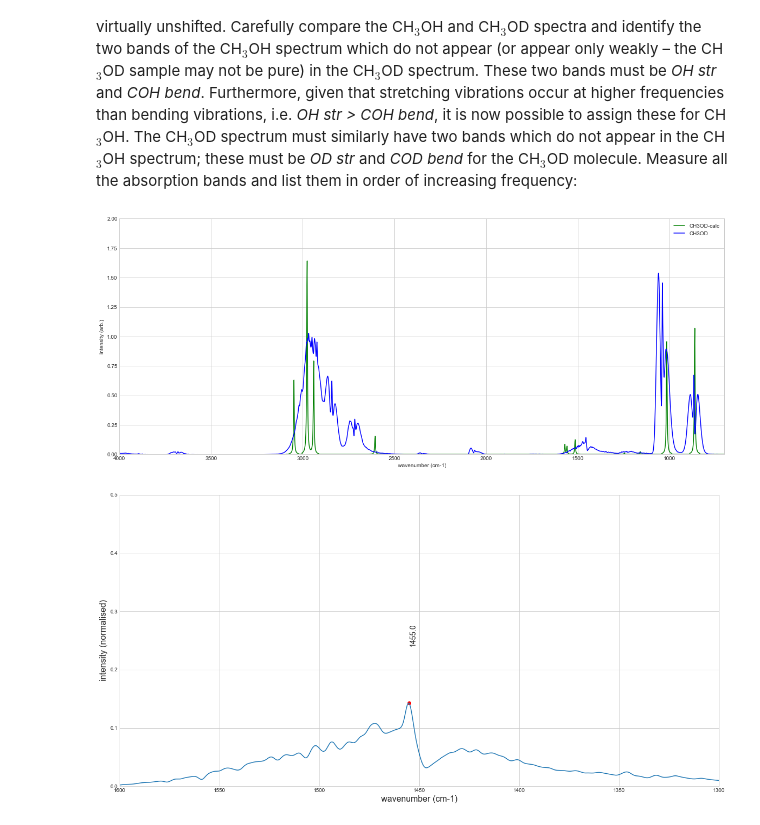
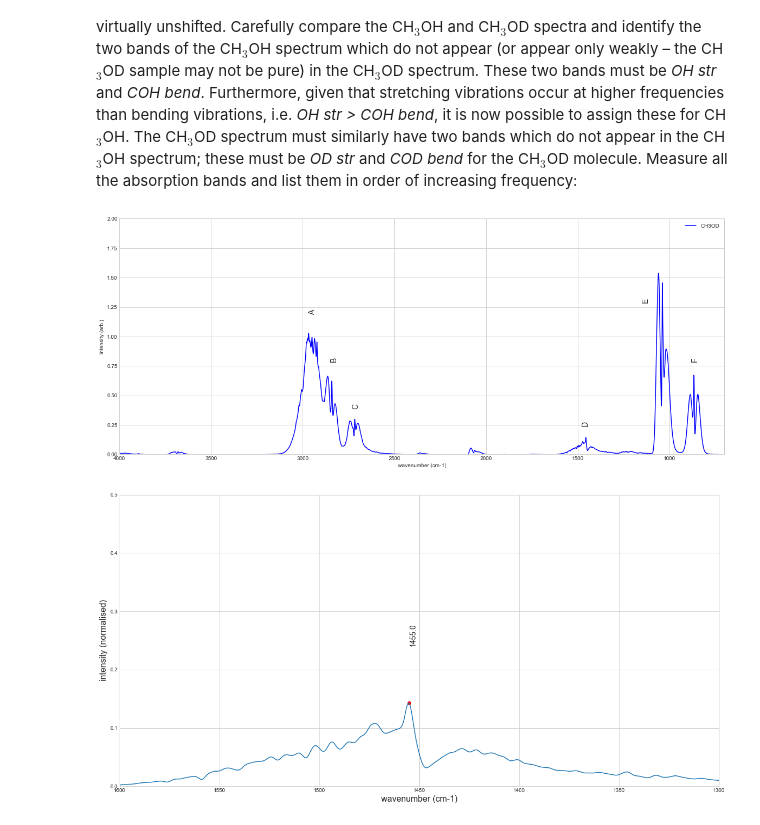
Before and after one commit to laperk01/CHEM2011, a Jupyter notebook: Isotopes QS4/Isotopes QS4.ipynb, the cells around one changed output. Saved outputs shown, nothing was run; the diff lists cells and outputs as text; code cells hidden in the pictures.

```diff
--- a/Isotopes QS4/Isotopes QS4.ipynb
+++ b/Isotopes QS4/Isotopes QS4.ipynb
@@ -356,17 +349,25 @@ On replacing the O–H group with O–D we expect the O–H stretch band and the
 # %%
 plt.figure(figsize=[20,8])
 
-plt.plot(0.925*x5,y5/200,"g-",label="CH3OD-calc")
+#plt.plot(0.925*x5,y5/200,"g-",label="CH3OD-calc")
 plt.plot(x2,y2,"b-",label="CH3OD")
+
+### Label the bands as you identify them.
+plt.text(2970,1.2,"A",rotation=90, size=14)
+plt.text(2850,0.8,"B",rotation=90, size=14)
+plt.text(2730,0.4,"C",rotation=90, size=14)
+plt.text(1480,0.25,"D",rotation=90, size=14)
+plt.text(1150,1.3,"E",rotation=90, size=14)
+plt.text(880,0.8,"F",rotation=90, size=14)
 
 plt.xlabel('wavenumber (cm-1)')
 plt.xlim(4000,700)
 plt.ylim(0,2)
 plt.ylabel('intensity (arb.)')
 plt.legend()
 plt.show()
 # %% [output]
-[figure, old version]
+[figure, new version]
 # %%
 import scipy.signal as sig
 
```
Also changed, not shown: parts of 6 cells of this notebook, 1 other file.
